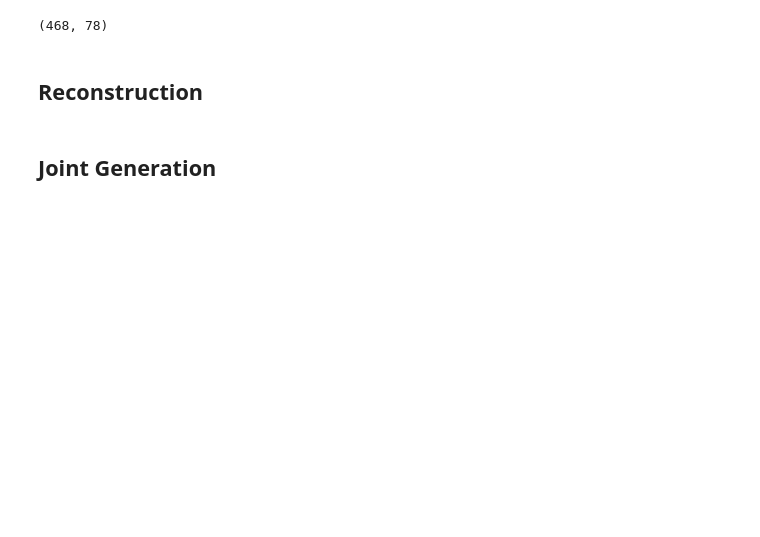
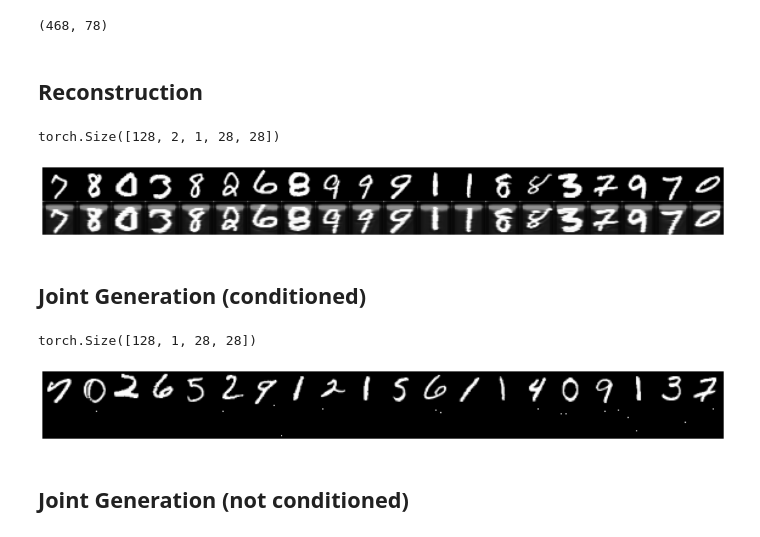
Before and after one commit to gongziyida/POISEVAE, a Jupyter notebook: examples/PixelCNNMNIST.ipynb, the cells around one changed output. Saved outputs shown, nothing was run; the diff lists cells and outputs as text; code cells hidden in the pictures; blank space fills up the shorter version.

```diff
--- a/examples/PixelCNNMNIST.ipynb
+++ b/examples/PixelCNNMNIST.ipynb
@@ -57,24 +57,55 @@ for epoch in tqdm(range(epoch, epochs)):
 # %%
 with torch.no_grad():
     for i, data in enumerate(test_loader):
-        results = vae([data[0].to(device, dtype=torch.float32), data[0].to(device, dtype=torch.float32)])
+        results = vae([data[0].to(device, dtype=torch.float32), data[0].to(device, dtype=torch.float32)],
+                      dec_kwargs={'generate_mode':False})
         break
 
 results['x_rec'][0].shape
+# %% [output]
+torch.Size([128, 2, 1, 28, 28])
 # %%
 ncols = min(len(results['x_rec'][0]), 20)
 fig, ax = plt.subplots(nrows=2, ncols=ncols, figsize=(15, 1.5))
-for i, aux in enumerate(zip(data[0], results['x_rec'][0])):
+for i, aux in enumerate(zip(data[0], results['x_rec'][0][:, 1])):
     if i >= ncols:
         break
     for j, im in enumerate(aux):
         ax[j, i].imshow(im.cpu().numpy().reshape(28, 28), cmap='gray')
         ax[j, i].set_axis_off()
 # ax[1, 0].set_ylabel('Rec', fontsize=24)
 fig.tight_layout(pad=0)
 # fig.savefig(PATH + 'MNISTRec.pdf', dpi=300)
+# %% [output]
+[figure, added]
 # %% [markdown]
-## Joint Generation
+## Joint Generation (conditioned)
+# %%
+with torch.no_grad():
+    for i, data in enumerate(test_loader):
+        results = vae([data[0].to(device, dtype=torch.float32), data[0].to(device, dtype=torch.float32)],
+                      dec_kwargs={'generate_mode':True})
+        break
+
+results['x_rec'][0].shape
+# %% [output]
+torch.Size([128, 1, 28, 28])
+# %%
+ncols = min(len(results['x_rec'][0]), 20)
+fig, ax = plt.subplots(nrows=2, ncols=ncols, figsize=(15, 1.5))
+for i, aux in enumerate(zip(data[0], results['x_rec'][0])):
+    if i >= ncols:
+        break
+    for j, im in enumerate(aux):
+        ax[j, i].imshow(im.cpu().numpy().reshape(28, 28), cmap='gray')
+        ax[j, i].set_axis_off()
+# ax[1, 0].set_ylabel('Rec', fontsize=24)
+fig.tight_layout(pad=0)
+# fig.savefig(PATH + 'MNISTRec.pdf', dpi=300)
+# %% [output]
+[figure, added]
+# %% [markdown]
+## Joint Generation (not conditioned)
 # %%
 with torch.no_grad():
     results = vae.generate(n_samples=12, dec_kwargs={'generate_mode':True})
```
Also changed, not shown: parts of 3 cells of this notebook.
